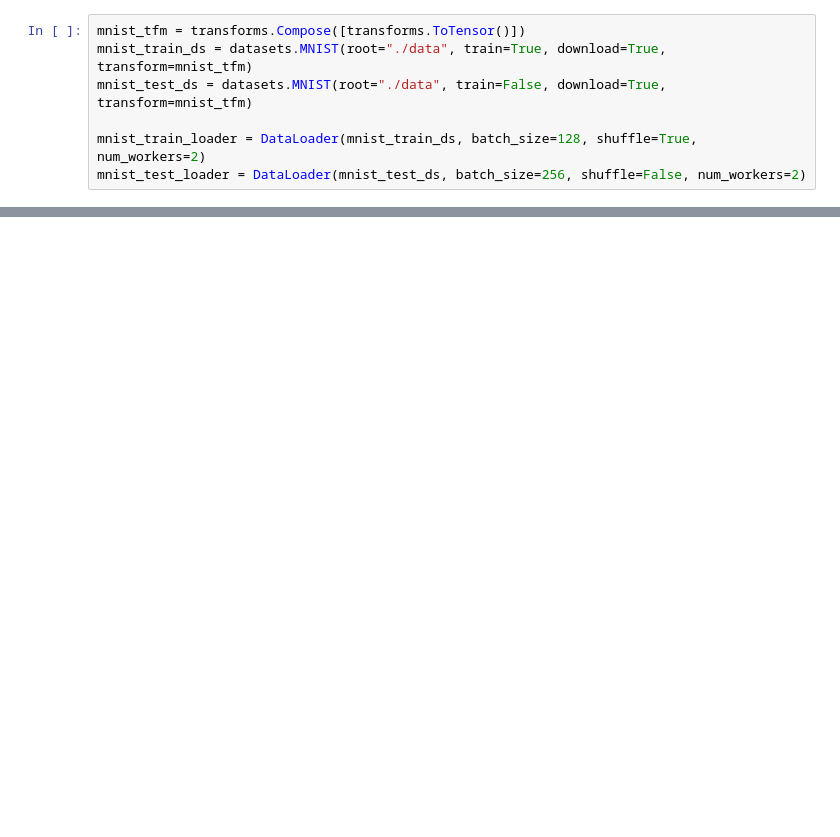
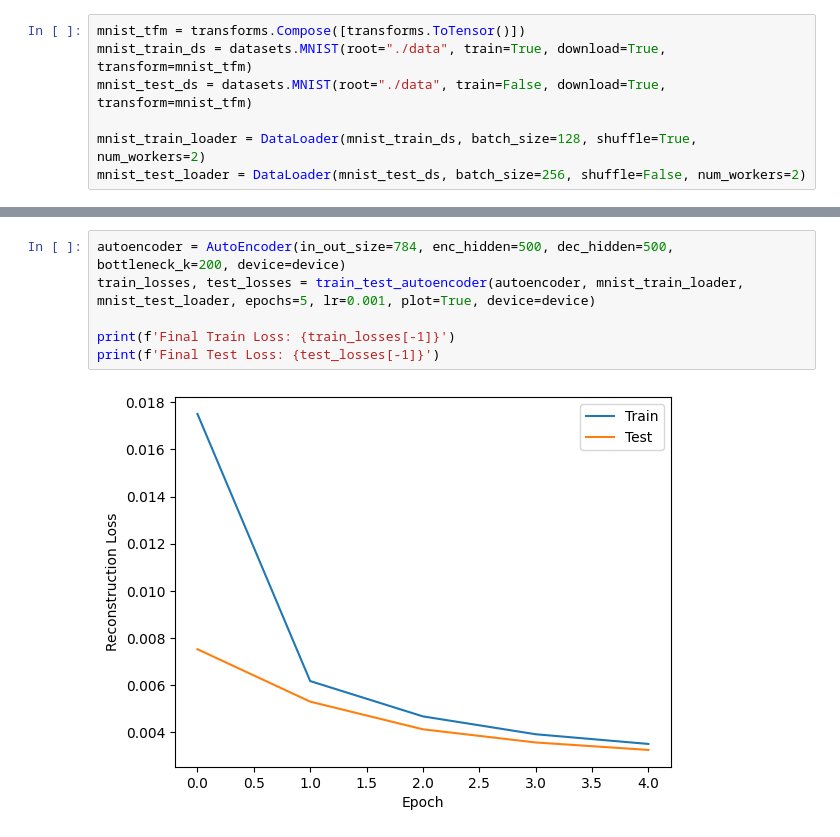
Before and after one commit to yashc73080/CS462-Deep-Learning, a Jupyter notebook: HW2/features_unsupervised_and_transfer_learning.ipynb, the cells around one changed output, grey strips where cells are left out. Saved outputs shown, nothing was run; the diff lists cells and outputs as text; blank space fills up the shorter version.

```diff
--- a/HW2/features_unsupervised_and_transfer_learning.ipynb
+++ b/HW2/features_unsupervised_and_transfer_learning.ipynb
@@ -82,0 +142,8 @@ def train_autoencoder(model):
+# %%
+autoencoder = AutoEncoder(in_out_size=784, enc_hidden=500, dec_hidden=500, bottleneck_k=200, device=device)
+train_losses, test_losses = train_test_autoencoder(autoencoder, mnist_train_loader, mnist_test_loader, epochs=5, lr=0.001, plot=True, device=device)
+
+print(f'Final Train Loss: {train_losses[-1]}')
+print(f'Final Test Loss: {test_losses[-1]}')
+# %% [output]
+[figure, added]
```
Also changed, not shown: parts of 6 cells of this notebook.
